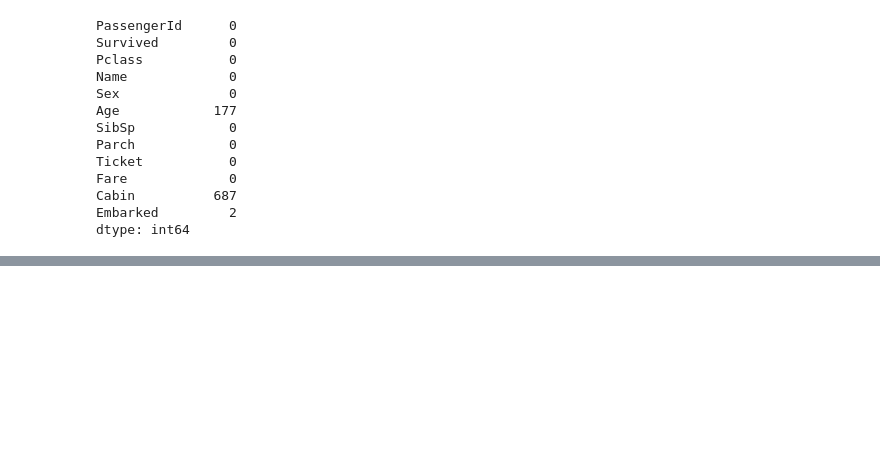
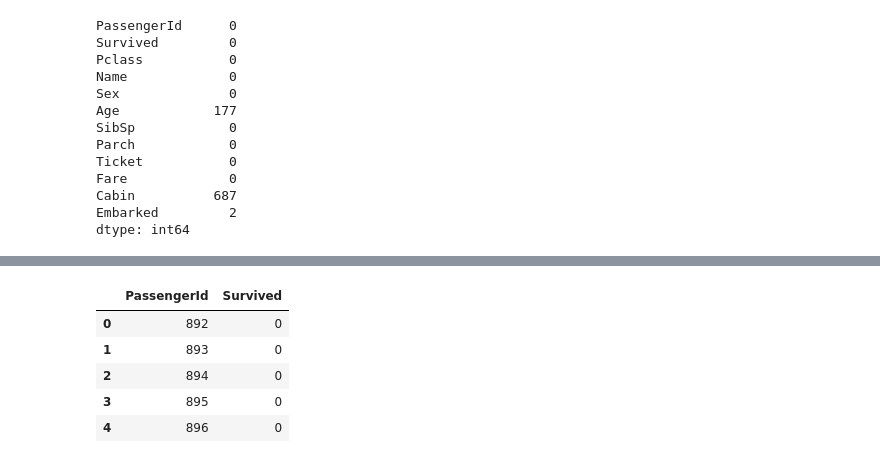
Before and after one commit to iamnileshsharma/Titanic_case_study, a Jupyter notebook: TitanicCasestudy.ipynb, the cells around one changed output, grey strips where cells are left out. Saved outputs shown, nothing was run; the diff lists cells and outputs as text; code cells hidden in the pictures; blank space fills up the shorter version.

Commit message:
Machine learning model

```diff
--- a/TitanicCasestudy.ipynb
+++ b/TitanicCasestudy.ipynb
@@ -138,0 +105,3 @@ plt.show()
+# %%
+model=LogisticRegression()
+model.fit(x_train, y_train)
@@ -138,0 +110,4 @@ plt.show()
+# %%
+x_test=test_data.drop(columns=["Name","Sex","Ticket","Embarked","Cabin"])
+# %%
+y_pred=model.predict(x_test)
@@ -138,0 +129,14 @@ plt.show()
+# %%
+result=pd.DataFrame({
+    "PassengerId":test_data["PassengerId"],
+    "Survived":y_pred
+})
+# %%
+result.head()
+# %% [output]
+|  | PassengerId | Survived |
+| 0 | 892 | 0 |
+| 1 | 893 | 0 |
+| 2 | 894 | 0 |
+| 3 | 895 | 0 |
+| 4 | 896 | 0 |
```
Also changed, not shown: parts of 35 cells of this notebook, 5 other files.
